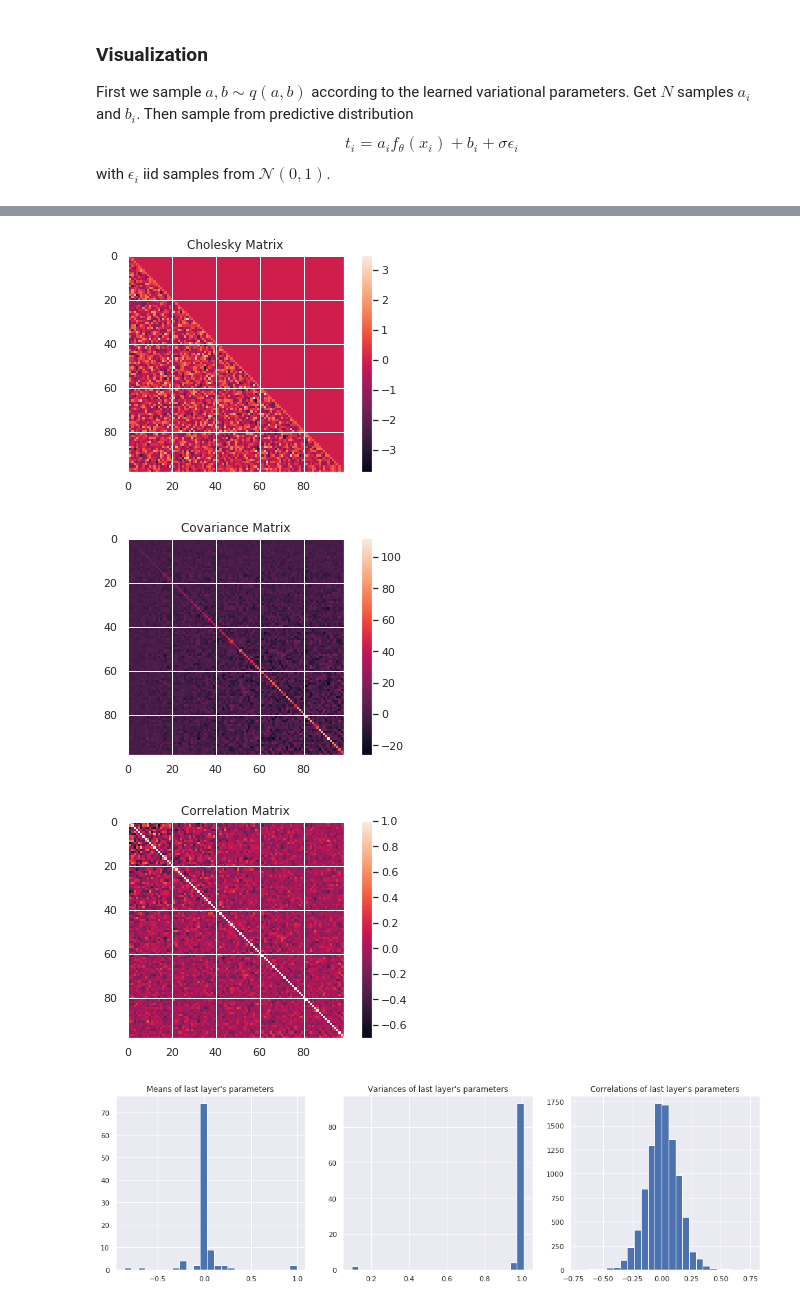
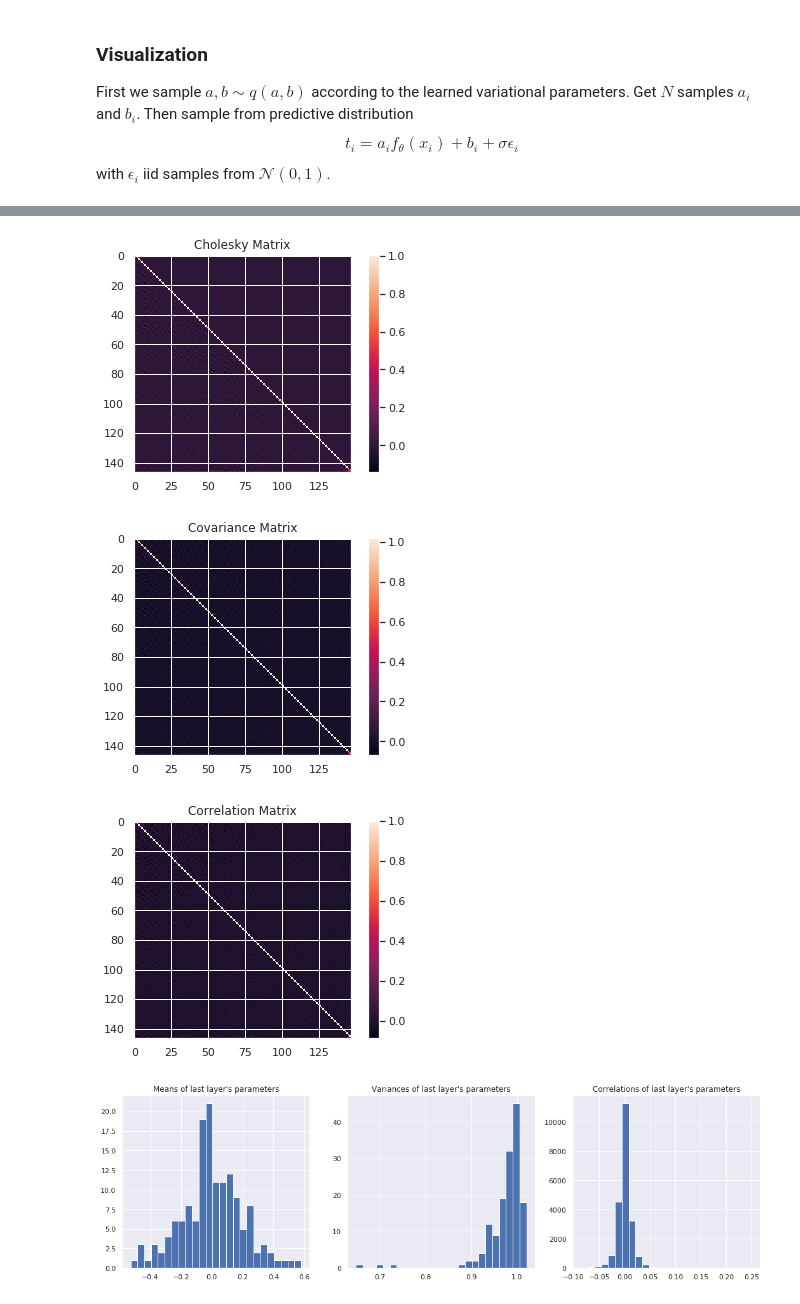
Before and after one commit to vlievin/deep-bayes, a Jupyter notebook: classification-toyexample-covariance.ipynb, the cells around one changed output, grey strips where cells are left out. Saved outputs shown, nothing was run; the diff lists cells and outputs as text; code cells hidden in the pictures.

Commit message:
Fixed KL computation. Init smaller covariance matrix otherwise it doesn't learn. (Fixed minor mistake in histogram of variances)

```diff
--- a/classification-toyexample-covariance.ipynb
+++ b/classification-toyexample-covariance.ipynb
@@ -97,9 +101,9 @@ Take $N$ random points in $[-1, 1]$, compute some function of the points and add
 # %%
 N = 80    # data points
 duplicate_factor = 4
-duplicate_sigma = 0.005
+duplicate_sigma = 0.01
 N_test = 1000  # test data points
-sigma = .15  # final noise
+sigma = .04  # final noise
 n_classes = 3
 
 ## Random data points
@@ -116,7 +120,7 @@ x_test = np.random.rand(N_test, 1) * 2 - 1
 
 x = np.concatenate((x_test, x), axis=0)
 
-fx = x + np.sin(8 * x)
+fx = -x**3 + x + np.sin(6 * x)
 noisy_fx = fx + sigma*np.random.randn(*x.shape)  # function to compute labels
 
 # Divide data interval in n_classes regions
@@ -352,23 +358,18 @@ TEST : loss 52.5  Recons 52.5    acc 0.748   ll -57.1
 # %%
-last_layer_size = 32
-a_shape = (last_layer_size, n_classes)  # shape of stochastic weight matrix
-a_size = np.prod(a_shape)
-b_size = n_classes
-
 features = FeaturesExtractor(n_out=last_layer_size, use_dropout=True)
 stochastic = CovarianceStochasticLayer()
-l_rate = 0.002
+l_rate = 0.001
 epochs = 10000
-n_samples = 10  # MC samples per example
+n_samples = 3  # MC samples per example
 n_samples_test = 50
 n_parameters = a_size + b_size
 mu_ab = nn.Parameter(torch.zeros((n_parameters)))  # for a and b
 
 # diagonal covariance
-logvar_ab = nn.Parameter(torch.zeros((n_parameters)))
+logvar_ab = nn.Parameter(torch.zeros((n_parameters)) - 2)   # note this is NOT the log variance
 
 # off-diagonal covariance
-cov_ab_params = nn.Parameter(torch.zeros((n_parameters*(n_parameters-1)//2)).normal_())
+cov_ab_params = nn.Parameter(torch.randn((n_parameters*(n_parameters-1)//2)) * 0.01)
 
 optimiser = torch.optim.Adam(list(features.parameters()) + [mu_ab, logvar_ab, cov_ab_params], lr = l_rate)
 
@@ -378,13 +379,16 @@ for epoch in range(1, epochs + 1):
     optimiser.zero_grad()
     h = features(x)
     cov_ab = flat_to_triangular(cov_ab_params)
+    L = make_cholesky(logvar_ab, cov_ab)
+
     elbo = torch.zeros((n_samples), device=x.device)
     recons = torch.zeros_like(elbo)
     kl = torch.zeros_like(elbo)
     acc = 0.0
+
     for i in range(n_samples):
         # Sample once from q(a) q(b)
-        ab_sample = stochastic(mu_ab, make_cholesky(logvar_ab, cov_ab))
+        ab_sample = stochastic(mu_ab, L)
         a, b = ab_sample[:-b_size], ab_sample[-b_size:]
         a = a.view(a_shape)
         b = b.unsqueeze(0)
@@ -398,10 +402,9 @@ for epoch in range(1, epochs + 1):
         pred_class = torch.max(y.detach(), dim=1)[1]   # tensor of indices
         acc += torch.mean((t_values==pred_class).float()).item()
 
-        # KL loss, both analytic and by MC
-        #kl_estimate = 0.5*expected_kl_term - 0.5*logvar_ab.sum()
-        kl[i] = stochastic.get_kl(mu_ab, logvar_ab)
-        #kl = (a**2).sum() + b**2 - ((a - mu_a)**2/logvar_a.exp()).sum() - (b - mu_b)**2/logvar_b.exp()
+        # KL loss (analytic)
+#         kl[i] = stochastic.get_kl(mu_ab, logvar_ab)
+        kl[i] = stochastic.get_kl(mu_ab, logvar_ab, L)
 
         elbo[i] = - recons[i] - kl[i]
 
@@ -413,7 +416,7 @@ for epoch in range(1, epochs + 1):
     loss = - elbo
     loss.backward()
     optimiser.step()
-    if epoch % 250 == 0:
+    if epoch % 250 == 0 or epoch == 1:
         print(f'epoch {epoch} : loss {loss.item():.3g} ELBO {elbo.item():.3g}  Recons '
               f'{recons.mean().item():.3g}  KL {kl.mean().item():.3g}   acc {acc:.3f}')
 
@@ -423,13 +426,15 @@ for epoch in range(1, epochs + 1):
             features.eval()
             h = features(x_test)
             cov_ab = flat_to_triangular(cov_ab_params)
+            L = make_cholesky(logvar_ab, cov_ab)
+
             elbo = torch.zeros((n_samples_test), device=x.device)
             recons = torch.zeros_like(elbo)
             kl = torch.zeros_like(elbo)
             acc = 0.0
             for i in range(n_samples_test):
                 # Sample once from q(a) q(b)
-                ab_sample = stochastic(mu_ab, make_cholesky(logvar_ab, cov_ab))
+                ab_sample = stochastic(mu_ab, L)
                 a, b = ab_sample[:-b_size], ab_sample[-b_size:]
                 a = a.view(a_shape)
                 b = b.unsqueeze(0)
@@ -447,7 +452,7 @@ for epoch in range(1, epochs + 1):
 
                 # KL loss, both analytic and by MC
                 #kl_estimate = 0.5*expected_kl_term - 0.5*logvar_ab.sum()
-                kl[i] = stochastic.get_kl(mu_ab, logvar_ab)
+                kl[i] = stochastic.get_kl(mu_ab, logvar_ab, L)
                 #kl = (a**2).sum() + b**2 - ((a - mu_a)**2/logvar_a.exp()).sum() - (b - mu_b)**2/logvar_b.exp()
 
                 elbo[i] = - recons[i] - kl[i]
@@ -613,35 +618,35 @@ Cov = L @ L.T
 inv_stds = np.diag(np.diag(Cov)**(-0.5))
 Corr = inv_stds @ Cov @ inv_stds
 
 plt.title("Cholesky Matrix")
 plt.imshow(L)
 plt.colorbar()
 plt.show()
 
 plt.title("Covariance Matrix")
 plt.imshow(Cov)
 plt.colorbar()
 plt.show()
 
 plt.title("Correlation Matrix")
 plt.imshow(Corr)
 plt.colorbar()
 plt.show()
 
 plt.figure(figsize=(18, 5))
 plt.subplot(1, 3, 1)
 plt.title("Means of last layer's parameters")
 plt.hist(mu_ab.detach(), bins=25)
 plt.subplot(1, 3, 2)
 plt.title("Variances of last layer's parameters")
-plt.hist(logvar_ab.exp().detach(), bins=25)
+plt.hist(np.diag(Cov), bins=25)
 plt.subplot(1, 3, 3)
 plt.title("Correlations of last layer's parameters")  # corr coefficients between pairs of DIFFERENT variables
 correlations = Corr[~np.eye(Corr.shape[0], dtype=bool)]
 plt.hist(correlations, bins=25)
 plt.show()
 # %% [output]
-[figure, old version]
+[figure, new version]
-[figure, old version]
+[figure, new version]
-[figure, old version]
+[figure, new version]
-[figure, old version]
+[figure, new version]
```
Also changed, not shown: parts of 6 cells of this notebook.
